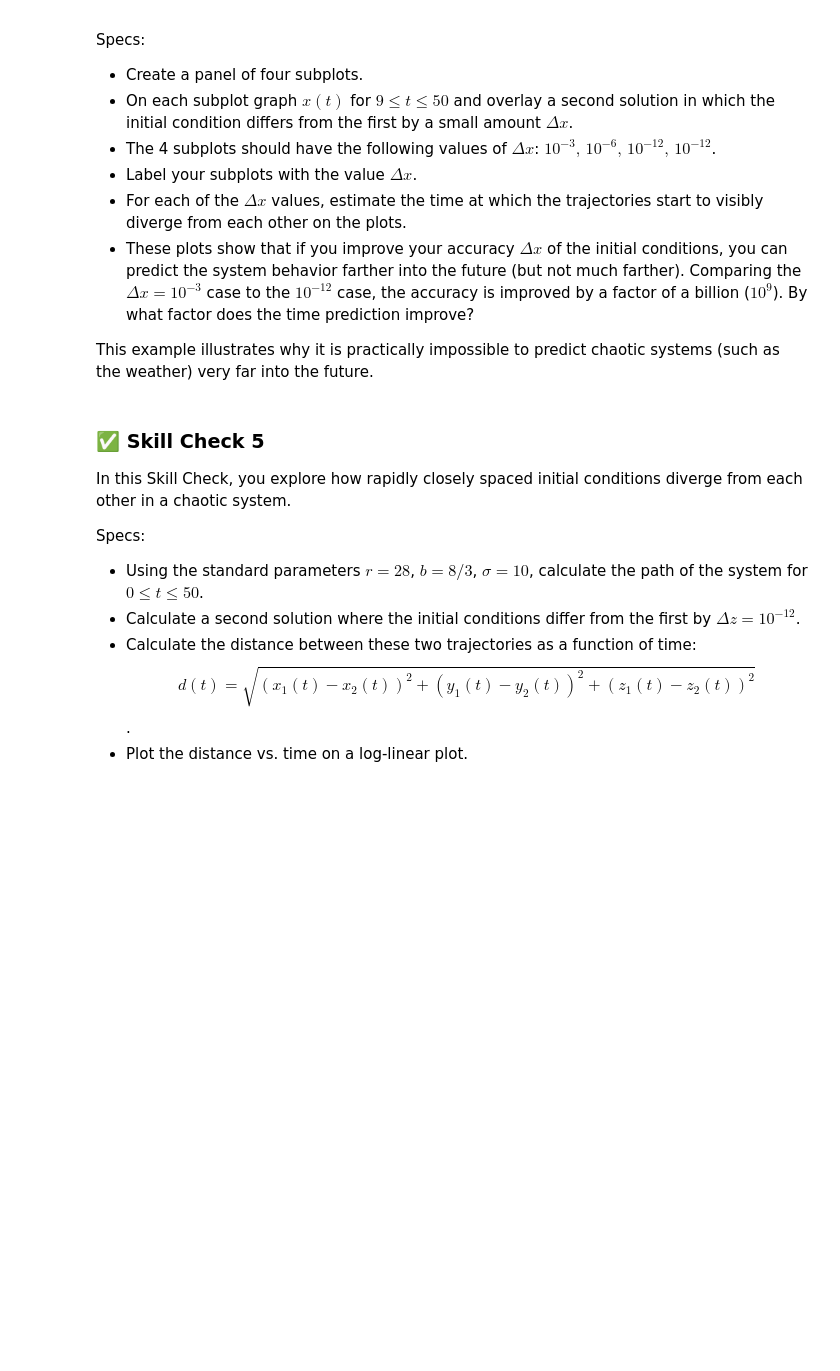
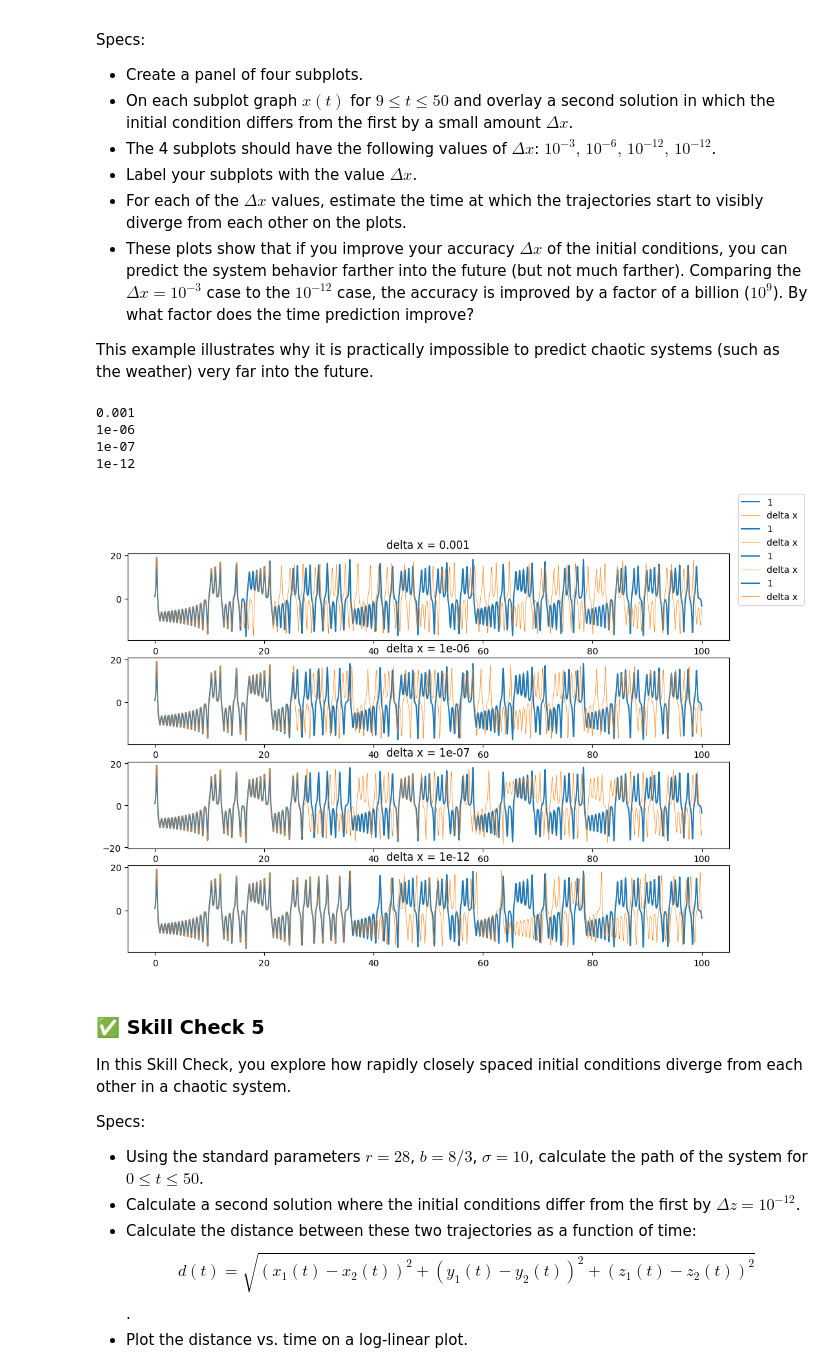
Before and after one commit to jakeTHEEsnak8/Computational-Physics, a Jupyter notebook: ode/ode_4.ipynb, the cells around one changed output. Saved outputs shown, nothing was run; the diff lists cells and outputs as text; code cells hidden in the pictures; blank space fills up the shorter version.

```diff
--- a/ode/ode_4.ipynb
+++ b/ode/ode_4.ipynb
@@ -419,3 +418,57 @@ from scipy.integrate import solve_ivp
+# %%
+import numpy as np
+import matplotlib.pyplot as plt
+from scipy.integrate import solve_ivp
+
+# your code here
+
+import numpy as np
+import matplotlib.pyplot as plt
+from scipy.integrate import solve_ivp
+
+
+# your code here
+#########  Parameters  #########
+
+dx = [1e-3,1e-6,10e-8,1e-12]
+
+sigma = 10
+r = 28
+b = 8/3
+tmax = 50        # maximum time
+dt   = 0.01      # time step
+c  = 1         # initial position
+v0   = 0         # initial velocity
+xt=1
+params = np.array([r,b,sigma])    # bundle derivative parameters together
+y0 = np.array([x,y,z])      # bundle initial conditions together
+
+
+fig, ax = plt.subplots(len(dx),1,figsize=(12,8))
+
+for i,d in enumerate(dx):
+    params = np.array([r,b,sigma])
+    print(d)
+    y0 = np.array([x-d,y,z])
+    sol = solve_ivp(deriv_func, (0,100), y0, method='RK45', args=params,dense_output=True,
+    atol=1e-4,rtol=1e-4)
+    t = np.linspace(0,100,10000)
+    w_0 = sol.sol(t)            # extract times
+    x0_new = w_0[0,:]       # extract positions
+    ax[i].set_title(f'delta x = {d}')
+
+    #x axis range [9,50]
+    ax[i].plot(t,x0,label = '1')
+    ax[i].plot(t,x0_new, label = 'delta x ',lw=.5)
+
+fig.legend()
+plt.show()
+# %% [output]
+0.001
+1e-06
+1e-07
+1e-12
+[figure, added]
 # %% [markdown]
 ### ✅ Skill Check 5
 
```
Also changed, not shown: parts of 2 cells of this notebook.
